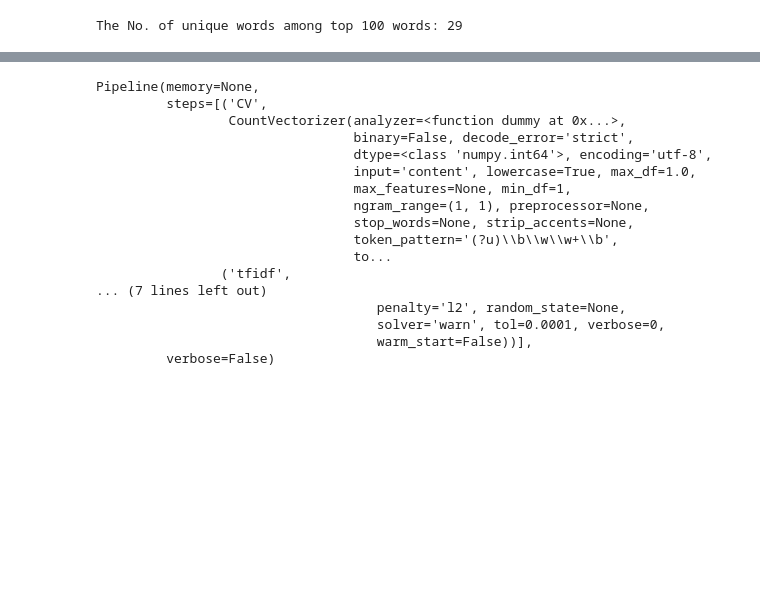
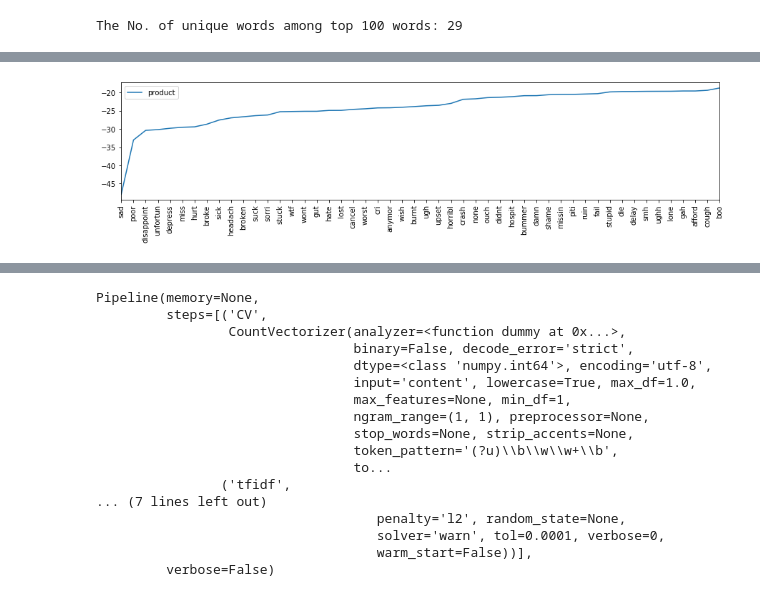
Before and after one commit to huayicodes/TwitterSentimentClassifier, a Jupyter notebook: TwitterSentimentClassification.ipynb, the cells around one changed output, grey strips where cells are left out. Drawn from its saved outputs; the diff is of its cells as text; code cells hidden in the pictures; blank space fills up the shorter version.

```diff
--- a/TwitterSentimentClassification.ipynb
+++ b/TwitterSentimentClassification.ipynb
@@ -199,3 +238,8 @@ from sklearn.feature_extraction.text import TfidfTransformer
 
 toy_tfidf_transformer = TfidfTransformer().fit(toy_bow)
 toy_tfidf = toy_tfidf_transformer.transform(toy_bow)
+# %%
+# get the idf_weights for each word in the vovabulary
+toy_idf = pd.DataFrame(toy_tfidf_transformer.idf_, index=toy_CV.get_feature_names(),columns=["idf_weights"])
+toy_idf.sort_values(by=["idf_weights"])
+# comment: common words like "get", "day" have low idf_weights, and more unique words have higher idf_weights.
@@ -202,4 +262,5 @@ toy_tfidf = toy_tfidf_transformer.transform(toy_bow)
 # %%
 from sklearn.model_selection import train_test_split
+# Split the data into 80% training set & 20% validation set.
 
-tweet_train, tweet_test, pol_train, pol_test = train_test_split(toy_tfidf, toy_df.polarity, test_size=0.2)
+tweet_train, tweet_vali, pol_train, pol_vali = train_test_split(toy_tfidf, toy_df.polarity, test_size=0.2, random_state = 101)
@@ -238,0 +314,8 @@ The Naive Bayes classifier and the Logistic Regression classifier performed very
+# %%
+# negative polarity correlates with negative coefficient.
+neg_coef = pd.DataFrame((toy_idf[logmodel.coef_[0]<0].values.T *logmodel.coef_[0][logmodel.coef_[0]<0]).T, index=toy_idf[logmodel.coef_[0]<0].index,columns=["product"])
+ax = neg_coef.sort_values(by=["product"])[:50].plot(xticks=range(50), rot=90,figsize=[15,3])
+ax.set_xticklabels(neg_coef.sort_values(by=["product"]).index[:50])
+plt.show()
+# %% [output]
+[figure, added]
```
Also changed, not shown: parts of 35 cells of this notebook.
